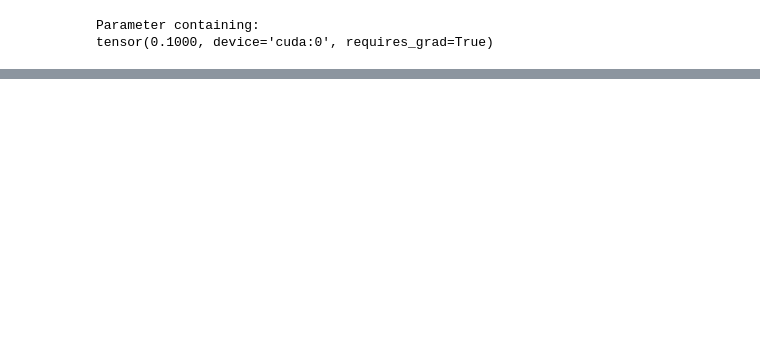
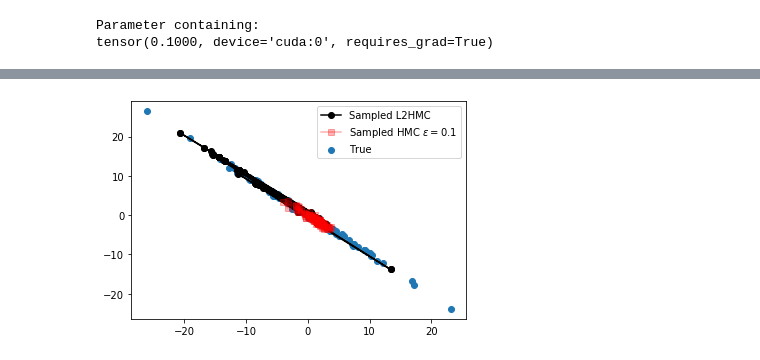
Before and after one commit to nkotelevskii/l2hmc_pytorch, a Jupyter notebook: l2hmc/sanity_check.ipynb, the cells around one changed output, grey strips where cells are left out. Saved outputs shown, nothing was run; the diff lists cells and outputs as text; code cells hidden in the pictures; blank space fills up the shorter version.

```diff
--- a/l2hmc/sanity_check.ipynb
+++ b/l2hmc/sanity_check.ipynb
@@ -54,9 +54,9 @@ plt.show()
 # %%
-n_steps = 1000 #5000
+n_steps = 5000
 n_samples = 200
 scale = torch.tensor(0.1, device=device)
 
-use_barker = True
+use_barker = False
 # %%
 optim = Adam(dynamics.parameters())
 # %%
@@ -168,11 +186,13 @@ plt.show()
 # %%
 # print('ESS L2HMC: %.2e -- ESS HMC: %.2e -- Ratio: %d' % (ESS(L2HMC), ESS(HMC2), ESS(L2HMC) / ESS(HMC2)))
 # %%
-num = 3
+num = 7
 points_to_plot = np.min([100, length_of_chains - 1])
 
 plt.scatter(S[:points_to_plot, 0], S[:points_to_plot, 1], label='True')
 plt.plot(L2HMC_samples[:points_to_plot, num, 0], L2HMC_samples[:points_to_plot, num, 1], label='Sampled L2HMC', color='black', marker='o')
 plt.plot(HMC_samples_2[:points_to_plot, num, 0], HMC_samples_2[:points_to_plot, num, 1], label='Sampled HMC $\epsilon=0.1$', color='red', marker='s', alpha=0.3)
 plt.legend()
 plt.show()
+# %% [output]
+[figure, added]
```
Also changed, not shown: parts of 6 cells of this notebook, 3 other files.
